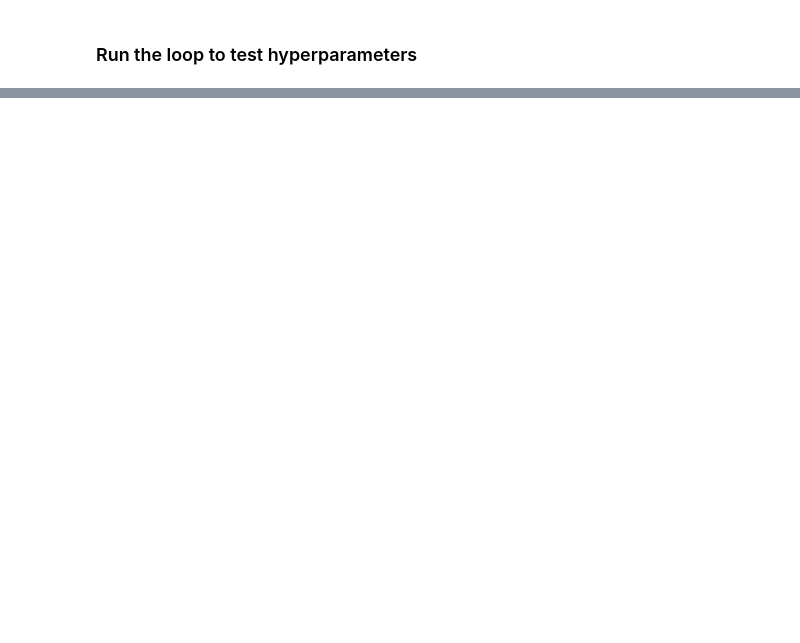
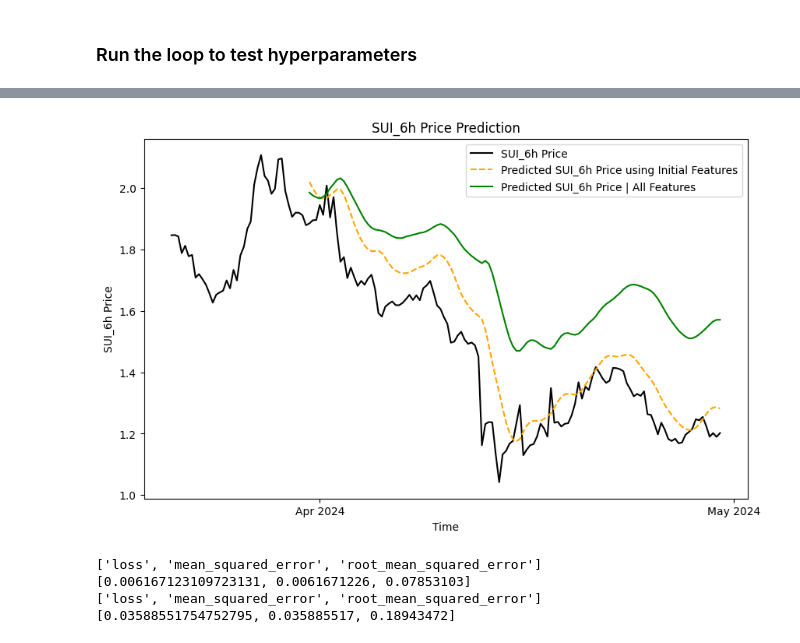
Before and after one commit to Aidasvenc/sentiment-analysis, a Jupyter notebook: GeneralLSTM.ipynb, the cells around one changed output, grey strips where cells are left out. Saved outputs shown, nothing was run; the diff lists cells and outputs as text; code cells hidden in the pictures; blank space fills up the shorter version.

```diff
--- a/GeneralLSTM.ipynb
+++ b/GeneralLSTM.ipynb
@@ -461,0 +509,34 @@ history_dict
+# %%
+# Define the parameters
+coin = "SUI_6h"
+date_train = "2024-02-15"
+date_validation = "2024-03-21"
+features_list = [["Adj Close"], ["Adj Close", "TVL", "sentiment_score", "normalized_influence_robust", "Volume"]]
+optimizer = "adam"
+loss = "mean_squared_error"
+seq_length = 40
+epochs = 60
+# %%
+# Train two models
+models = []
+df = read_data(coin)
+
+for features in features_list:
+    train, validation, test = train_test_val(df, date_train, date_validation, features)
+    scaler = MinMaxScaler(feature_range=(0, 1))
+    train_scaled, validation_scaled, test_scaled = scale_features(scaler, train, validation, test)
+    X_train, y_train = create_sequences(train_scaled, seq_length=seq_length)
+    X_validation, y_validation = create_sequences(validation_scaled, seq_length=seq_length)
+    X_test, y_test = create_sequences(test_scaled, seq_length=seq_length)
+    print(X_train.shape, y_train.shape)
+    print(X_validation.shape, y_validation.shape)
+    print(X_test.shape, y_test.shape)
+    y_train = np.reshape(y_train, (-1, 1))
+    y_test = np.reshape(y_test, (-1, 1))
+    y_validation = np.reshape(y_validation, (-1, 1))
+
+    # Define, train and test the model
+    model = define_model(optimizer, loss, seq_length=seq_length, num_parameters=len(features))
+    train_model(model, X_train, y_train, X_validation, y_validation, epochs=epochs)
+    predicted_price, history = test_model(model, train, X_test, y_test)
+    models.append((model, predicted_price, history))
@@ -461,0 +607,15 @@ history_dict
+# %%
+# Visualize both price predictions at once
+visualize_results2(df, models[0][1], models[1][1], date_validation, coin, seq_length=seq_length)
+# %% [output]
+[figure, added]
+# %%
+print(models[0][0].metrics_names)
+print(models[0][2])
+print(models[1][0].metrics_names)
+print(models[1][2])
+# %% [output]
+['loss', 'mean_squared_error', 'root_mean_squared_error']
+[0.006167123109723131, 0.0061671226, 0.07853103]
+['loss', 'mean_squared_error', 'root_mean_squared_error']
+[0.03588551754752795, 0.035885517, 0.18943472]
```
Also changed, not shown: parts of 22 cells of this notebook, 1 other file.
